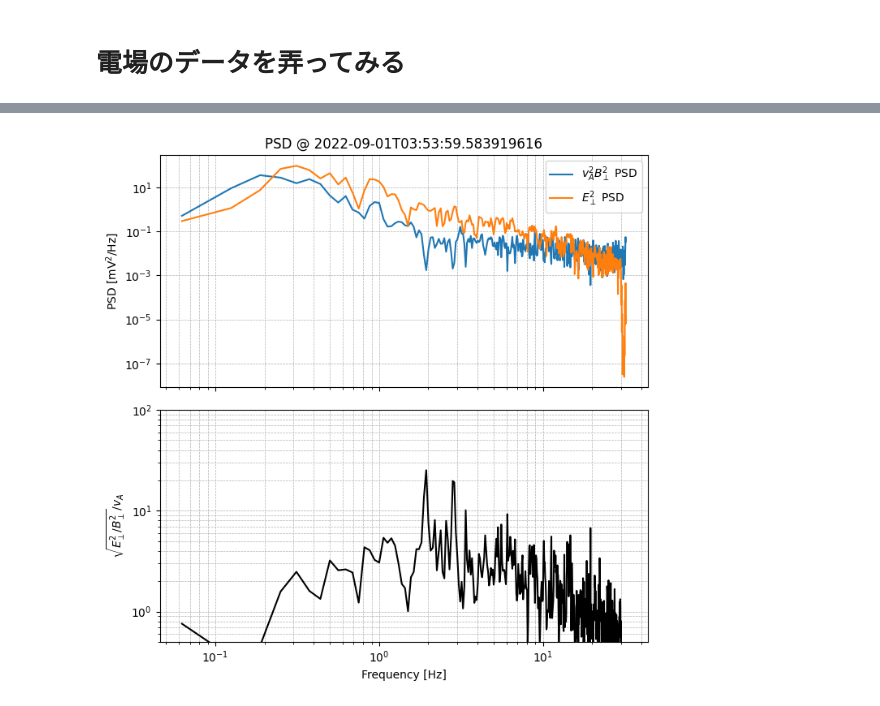
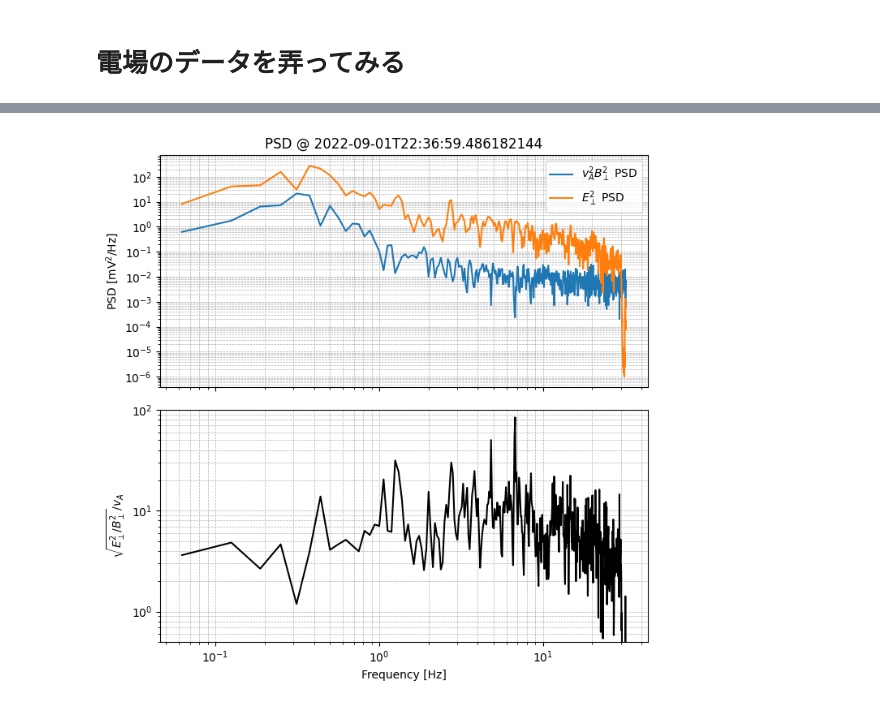
Before and after one commit to santanka/observation_workspace, a Jupyter notebook: KAW_observation/ERG_BE_dispersion_relation.ipynb, the cells around one changed output, grey strips where cells are left out. Saved outputs shown, nothing was run; the diff lists cells and outputs as text; code cells hidden in the pictures.

```diff
--- a/KAW_observation/ERG_BE_dispersion_relation.ipynb
+++ b/KAW_observation/ERG_BE_dispersion_relation.ipynb
@@ -466,7 +465,7 @@ import matplotlib as mpl
 
 mpl.rcdefaults()
 
-target_time_str = '2022-09-01T03:54:00'
+target_time_str = '2022-09-01T22:37:00'
 
 Bx_psd  = pt.data_quants['B_fac_x_hp_dpwrspc']
 By_psd  = pt.data_quants['B_fac_y_hp_dpwrspc']
@@ -533,4 +532,4 @@ plt.show()
-[figure, old version]
+[figure, new version]
 # %%
 import os
 import numpy as np
```
Also changed, not shown: parts of 15 cells of this notebook, 3 other files.
